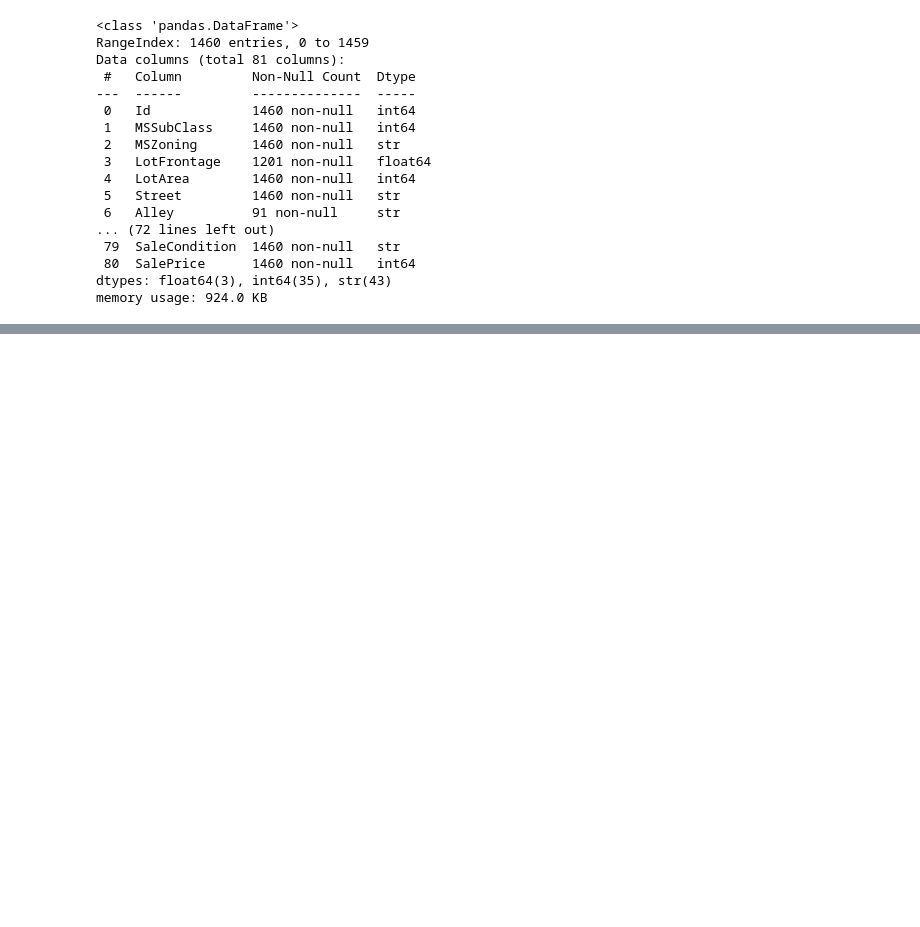
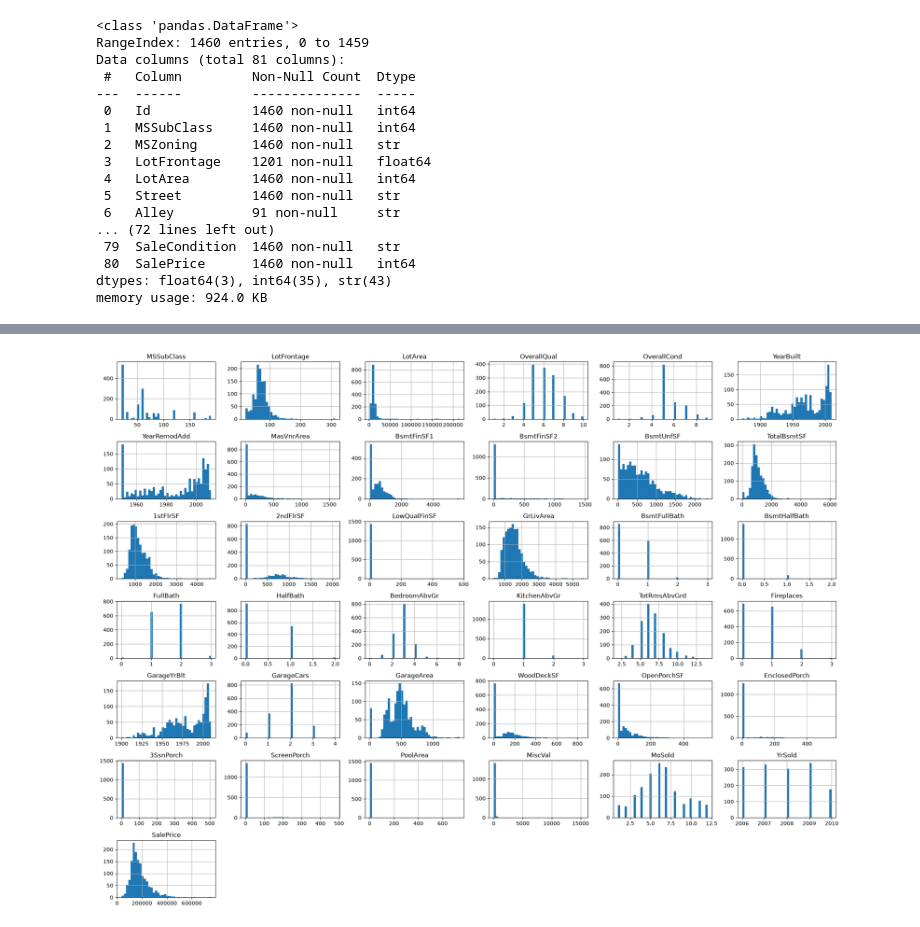
Before and after one commit to amirhkolahi/kaggle-house-prices-advanced-regression, a Jupyter notebook: Notebooks/house_prices.ipynb, the cells around one changed output, grey strips where cells are left out. Saved outputs shown, nothing was run; the diff lists cells and outputs as text; code cells hidden in the pictures; blank space fills up the shorter version.

```diff
--- a/Notebooks/house_prices.ipynb
+++ b/Notebooks/house_prices.ipynb
@@ -47,0 +50,5 @@ memory usage: 924.0 KB
+# %%
+eda_data = training_data.drop(columns=['Id'], errors='ignore')
+display(eda_data.isnull().sum().sort_values(ascending=False).head(20))
+display(eda_data.select_dtypes(include=np.number).skew().sort_values(ascending=False).head(20))
+display(eda_data.corr(numeric_only=True)['SalePrice'].sort_values(ascending=False))
@@ -47,0 +107,6 @@ memory usage: 924.0 KB
+# %%
+eda_data.hist(bins=40, figsize=(20, 15))
+plt.tight_layout()
+plt.show()
+# %% [output]
+[figure, added]
```
Also changed, not shown: parts of 2 cells of this notebook.
